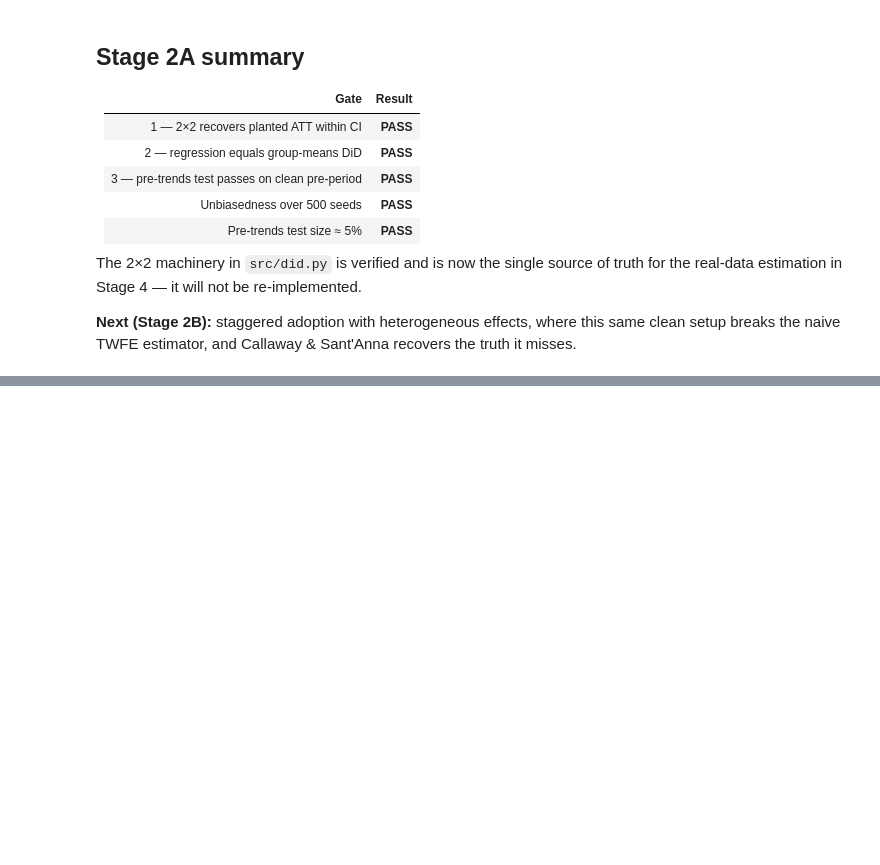
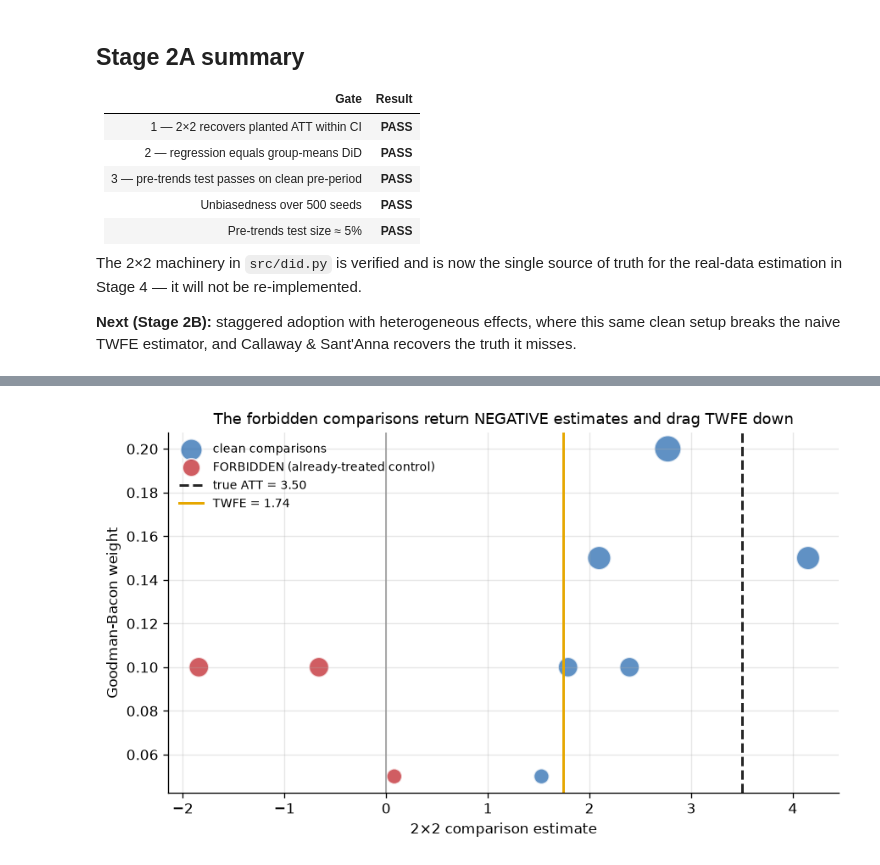
Before and after one commit to 1Robert1Business1/Host-City-Economics, a Jupyter notebook: notebooks/01_synthetic-validation.ipynb, the cells around one changed output, grey strips where cells are left out. Drawn from its saved outputs; the diff is of its cells as text; code cells hidden in the pictures; blank space fills up the shorter version.

```diff
--- a/notebooks/01_synthetic-validation.ipynb
+++ b/notebooks/01_synthetic-validation.ipynb
@@ -427,0 +614,25 @@ recovers the truth it misses.
+# %%
+bacon = goodman_bacon(spanel, outcome="y", unit="city", time="period", cohort="cohort")
+display(bacon.round(4))
+
+reconstructed = float((bacon.estimate * bacon.weight).sum())
+print(f"sum of weights           : {bacon.weight.sum():.10f}")
+print(f"reconstructed TWFE       : {reconstructed:.10f}")
+print(f"pyfixest TWFE            : {tw.att:.10f}")
+print(f"difference               : {reconstructed - tw.att:.2e}")
+
+# GATE - the decomposition must reproduce TWFE exactly.
+assert np.isclose(reconstructed, tw.att, atol=1e-8), (
+    f"GATE FAILED: Bacon decomposition ({reconstructed}) != TWFE ({tw.att})"
+)
+print("\nGATE PASS - decomposition reproduces the TWFE coefficient exactly")
+
+forb = bacon[bacon.forbidden]
+clean = bacon[~bacon.forbidden]
+w_forb = forb.weight.sum()
+print(f"\nweight on FORBIDDEN comparisons : {w_forb:.1%}")
+print(f"weighted mean, forbidden        : "
+      f"{(forb.estimate*forb.weight).sum()/w_forb:+.4f}")
+print(f"weighted mean, clean            : "
+      f"{(clean.estimate*clean.weight).sum()/clean.weight.sum():+.4f}")
+print(f"TRUE ATT                        : {TRUE_ATT_STAG:+.4f}")
@@ -427,0 +661,22 @@ recovers the truth it misses.
+# %%
+fig, ax = plt.subplots(figsize=(8.5, 4.6))
+for is_forb, grp, colour, lbl in [
+    (False, clean, "#2b6cb0", "clean comparisons"),
+    (True, forb, "#c1272d", "FORBIDDEN (already-treated control)"),
+]:
+    ax.scatter(grp.estimate, grp.weight, s=grp.weight * 1600 + 40,
+               color=colour, alpha=0.75, edgecolor="white", lw=1.2, label=lbl)
+ax.axvline(TRUE_ATT_STAG, color="0.15", ls="--", lw=1.8,
+           label=f"true ATT = {TRUE_ATT_STAG:.2f}")
+ax.axvline(tw.att, color="#e6a700", ls="-", lw=1.8,
+           label=f"TWFE = {tw.att:.2f}")
+ax.axvline(0, color="0.6", lw=1)
+ax.set_xlabel("2×2 comparison estimate")
+ax.set_ylabel("Goodman-Bacon weight")
+ax.set_title("The forbidden comparisons return NEGATIVE estimates and drag TWFE down",
+             fontsize=11)
+ax.legend(frameon=False, fontsize=8.5, loc="upper left")
+fig.savefig(RESULTS / "01_bacon_decomposition.png")
+plt.show()
+# %% [output]
+[figure, added]
```
Also changed, not shown: parts of 25 cells of this notebook, 8 other files.
